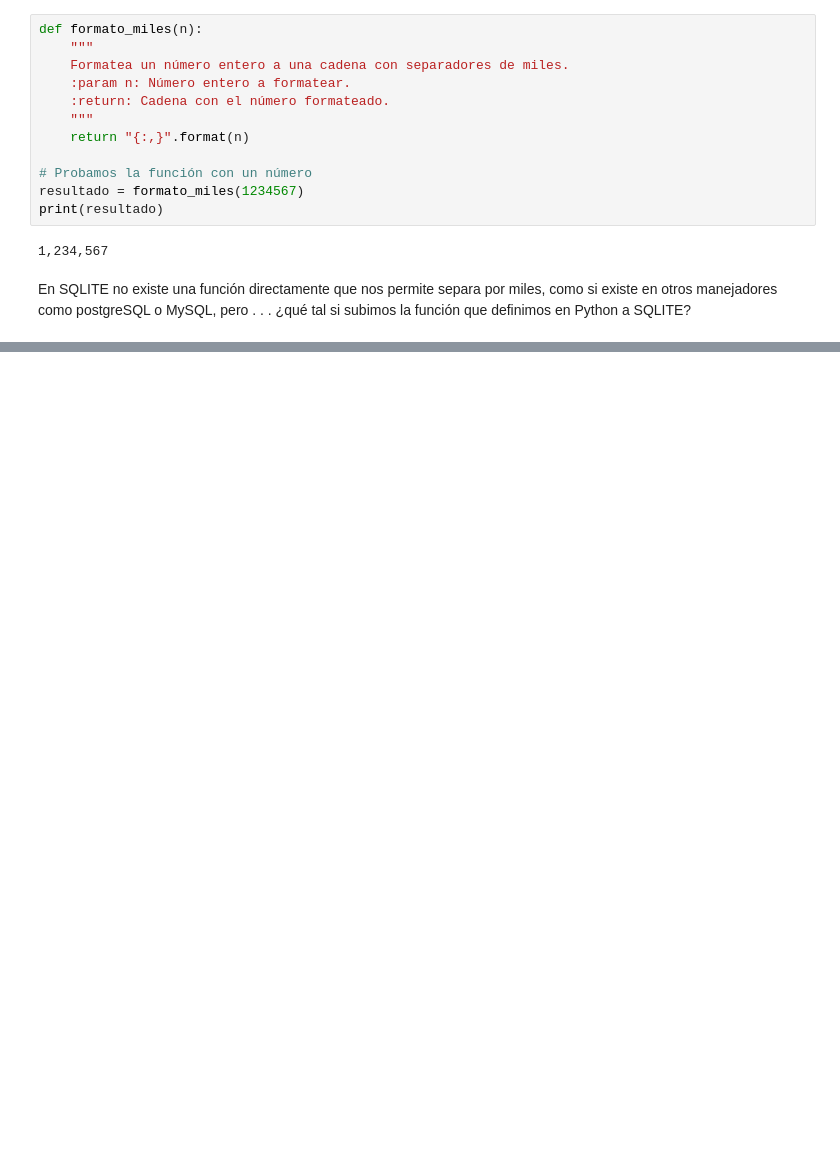
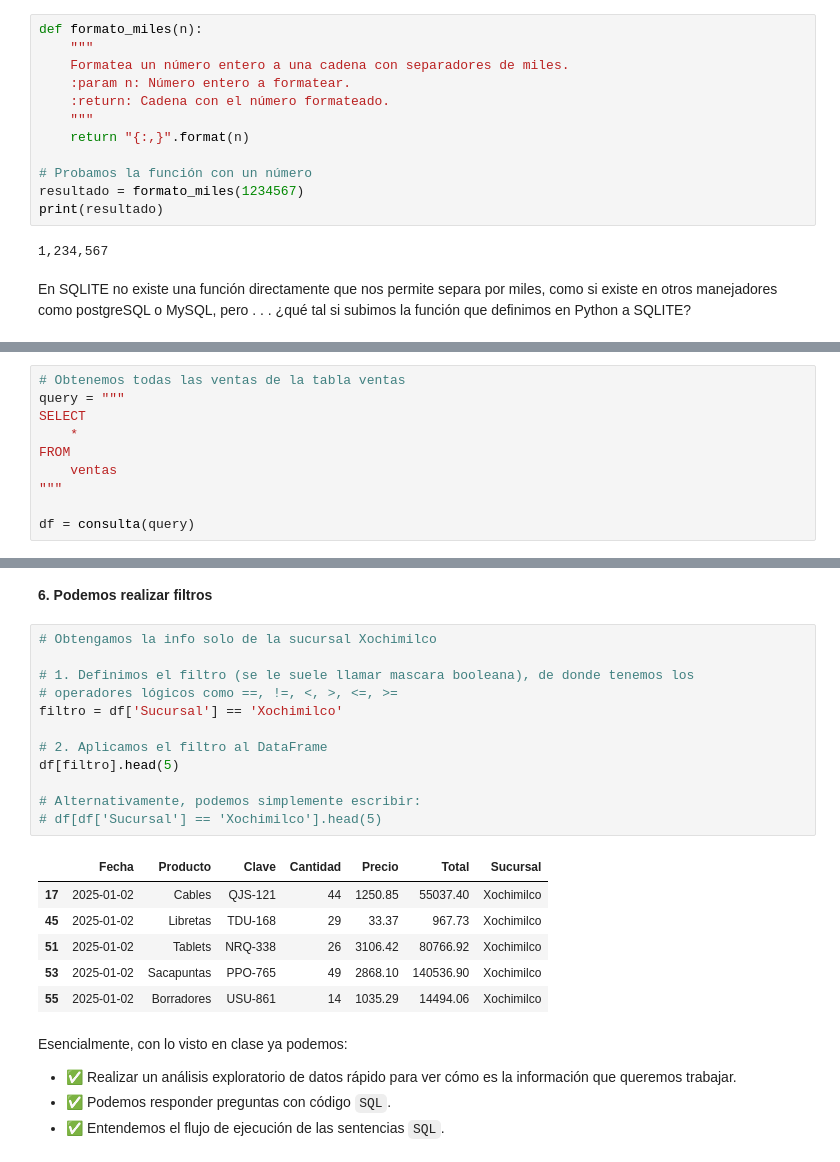
Before and after one commit to LuisApaez/ProgramacionNube, a Jupyter notebook: PyBiS_Basico_Notebooks/Clase_05.ipynb, the cells around one changed output, grey strips where cells are left out. Drawn from its saved outputs; the diff is of its cells as text; blank space fills up the shorter version.

Commit message:
Clase 5

```diff
--- a/PyBiS_Basico_Notebooks/Clase_05.ipynb
+++ b/PyBiS_Basico_Notebooks/Clase_05.ipynb
@@ -225,0 +377,10 @@ NameError: name 'sql' is not defined
+# %%
+# Obtenemos todas las ventas de la tabla ventas
+query = """
+SELECT
+    *
+FROM
+    ventas
+"""
+
+df = consulta(query)
@@ -225,0 +481,27 @@ NameError: name 'sql' is not defined
+# %% [markdown]
+**6. Podemos realizar filtros**
+# %%
+# Obtengamos la info solo de la sucursal Xochimilco
+
+# 1. Definimos el filtro (se le suele llamar mascara booleana), de donde tenemos los
+# operadores lógicos como ==, !=, <, >, <=, >=
+filtro = df['Sucursal'] == 'Xochimilco'
+
+# 2. Aplicamos el filtro al DataFrame
+df[filtro].head(5)
+
+# Alternativamente, podemos simplemente escribir:
+# df[df['Sucursal'] == 'Xochimilco'].head(5)
+# %% [output]
+|  | Fecha | Producto | Clave | Cantidad | Precio | Total | Sucursal |
+| 17 | 2025-01-02 | Cables | QJS-121 | 44 | 1250.85 | 55037.40 | Xochimilco |
+| 45 | 2025-01-02 | Libretas | TDU-168 | 29 | 33.37 | 967.73 | Xochimilco |
+| 51 | 2025-01-02 | Tablets | NRQ-338 | 26 | 3106.42 | 80766.92 | Xochimilco |
+| 53 | 2025-01-02 | Sacapuntas | PPO-765 | 49 | 2868.10 | 140536.90 | Xochimilco |
+| 55 | 2025-01-02 | Borradores | USU-861 | 14 | 1035.29 | 14494.06 | Xochimilco |
+# %% [markdown]
+Esencialmente, con lo visto en clase ya podemos:
+
+* ✅ Realizar un análisis exploratorio de datos rápido para ver cómo es la información que queremos trabajar.
+* ✅ Podemos responder preguntas con código ``SQL``.
+* ✅ Entendemos el flujo de ejecución de las sentencias ``SQL``.
```
Also changed, not shown: parts of 33 cells of this notebook.
